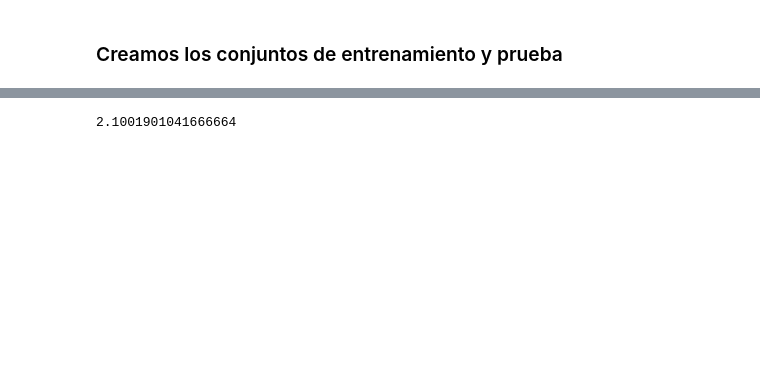
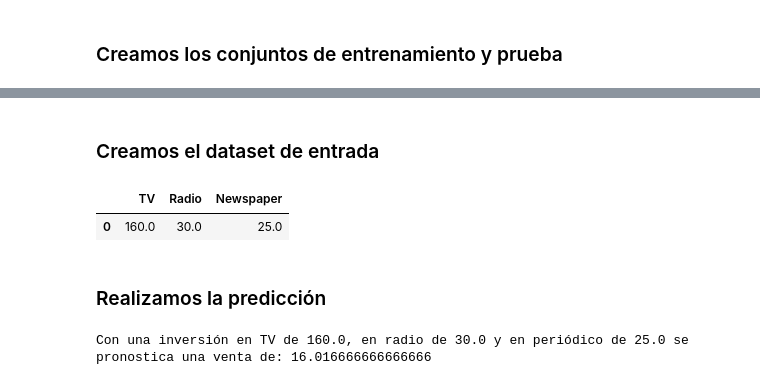
Before and after one commit to vbatiz/intro-ML, a Jupyter notebook: notebooks/IntroML_06.ipynb, the cells around one changed output, grey strips where cells are left out. Cells and saved outputs as stored; diff of their text form; code cells hidden in the pictures; blank space fills up the shorter version.

```diff
--- a/notebooks/IntroML_06.ipynb
+++ b/notebooks/IntroML_06.ipynb
@@ -133,10 +178,23 @@ Text(0.5, 1.0, 'ELBOW PLOT')
-# %%
-#Knn Model Creation
-knn=KNeighborsRegressor(n_neighbors=8)
-model_knn=knn.fit(x_train,y_train)
-y_knn_pred=model_knn.predict(x_test)
-#Storing MSE
-mse=mean_squared_error(y_test,y_knn_pred)
-print(mse)
-# %% [output]
-2.1001901041666664
+# %%
+#Solicitamos al usuario los valores
+
+tv = float(input("Inversión TV: "))
+radio = float(input("Inversión Radio: "))
+newspaper = float(input("Inversión Newspaper: "))
+# %% [markdown]
+### Creamos el dataset de entrada
+# %%
+# Creamos el dataset de entrada
+dict = {'TV': [tv], 'Radio': [radio], 'Newspaper': [newspaper]}
+df = pd.DataFrame(dict)
+df.head()
+# %% [output]
+|  | TV | Radio | Newspaper |
+| 0 | 160.0 | 30.0 | 25.0 |
+# %% [markdown]
+### Realizamos la predicción
+# %%
+resultado = modelo_knn.predict(df)
+print(f"Con una inversión en TV de {tv}, en radio de {radio} y en periódico de {newspaper} se pronostica una venta de: {resultado[0]}")
+# %% [output]
+Con una inversión en TV de 160.0, en radio de 30.0 y en periódico de 25.0 se pronostica una venta de: 16.016666666666666
```
Also changed, not shown: parts of 33 cells of this notebook, 1 other file.
